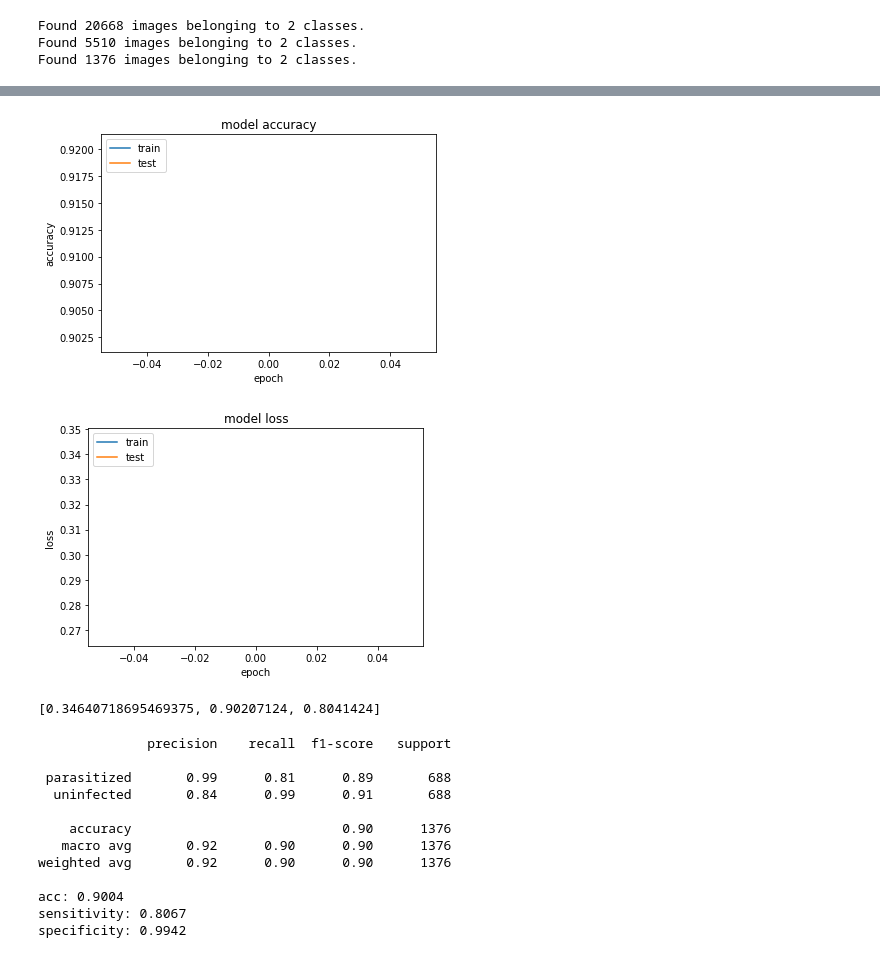
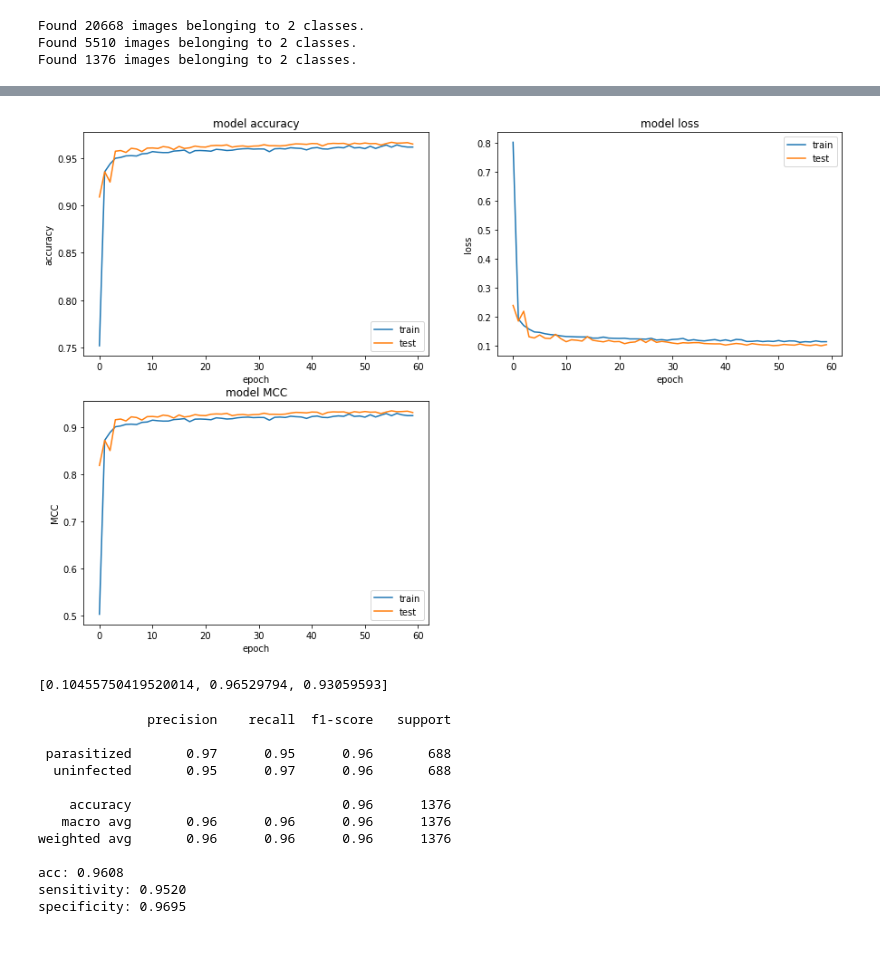
Before and after one commit to davamix/udacity-machine-learning-nanodegere, a Jupyter notebook: projects/capstone-project/src/models/malaria.ipynb, the cells around one changed output, grey strips where cells are left out. Saved outputs shown, nothing was run; the diff lists cells and outputs as text; code cells hidden in the pictures.

Commit message:
Progressive resizing and new architecutre - Implemented progressive resizing in its own notebook - New main architecture for the main model - Testing with three sizes, 65, 130 and 260

```diff
--- a/projects/capstone-project/src/models/malaria.ipynb
+++ b/projects/capstone-project/src/models/malaria.ipynb
@@ -18,5 +17,7 @@ from sklearn.metrics import confusion_matrix
 from metrics import MCC
 # %%
 # Model name used to save the weights in h5 format. The name match with the Jupyter notebook
+now = datetime.datetime.now()
 
-MODEL_NAME = 'malaria_model'
+MODEL_NAME = 'malaria_model_' + now.strftime('%Y%m%d%H%M')
+print(MODEL_NAME)
@@ -38,8 +41,8 @@ img_depth = 3
 
 classes = 2
 batch_size = 64
-num_epochs = 1
-loss = "binary_crossentropy"
+num_epochs = 60
+loss = "categorical_crossentropy"
 learning_rate = 1e-1
 decay = 1e-1
 momentum = 0.9
@@ -154,8 +157,9 @@ Non-trainable params: 1,600
 _________________________________________________________________
 # %%
 # Callbacks
-mc = ModelCheckpoint('best_' + model.name + '.h5', monitor='val_MCC', mode='max', verbose=1, save_best_only=True)
-es = EarlyStopping(monitor = 'val_loss', patience=5, verbose=1, mode='min')
+mc = ModelCheckpoint('best_' + MODEL_NAME + '.h5', monitor='val_MCC', mode='max', verbose=1, save_best_only=True)
+es = EarlyStopping(monitor = 'val_MCC', patience=10, verbose=1, mode='max')
+reduce_lr = ReduceLROnPlateu(patience=2)
 # %%
 # Compile the model
 opt = SGD(lr=learning_rate, momentum=momentum, decay=decay / num_epochs)
@@ -169,7 +173,8 @@ history = model.fit_generator(
     epochs = num_epochs,
     validation_data = validation_generator,
     validation_steps = validation_generator.n // validation_generator.batch_size,
-    use_multiprocessing = True,
+    use_multiprocessing = False,
+    workers=1,
     callbacks = [mc, es]
 )
 # %% [output]
@@ -180,30 +205,40 @@ Epoch 00001: val_MCC improved from -inf to 0.80414, saving model to best_sequent
 model.save_weights(MODEL_NAME + '.h5')
 # %%
 # Plot accuracy and loss values
-
+plt.figure(figsize=(15,10))
+plt.subplot(2,2,1)
 plt.plot(history.history['accuracy'])
 plt.plot(history.history['val_accuracy'])
 plt.title('model accuracy')
 plt.ylabel('accuracy')
 plt.xlabel('epoch')
-plt.legend(['train', 'test'], loc='upper left')
-plt.show()
+plt.legend(['train', 'test'], loc='lower right')
+#plt.show()
 # summarize history for loss
+plt.subplot(2,2,2)
 plt.plot(history.history['loss'])
 plt.plot(history.history['val_loss'])
 plt.title('model loss')
 plt.ylabel('loss')
 plt.xlabel('epoch')
-plt.legend(['train', 'test'], loc='upper left')
+plt.legend(['train', 'test'], loc='upper right')
+
+# Plot MCC values
+plt.subplot(2,2,3)
+plt.plot(history.history['MCC'])
+plt.plot(history.history['val_MCC'])
+plt.title('model MCC')
+plt.ylabel('MCC')
+plt.xlabel('epoch')
+plt.legend(['train', 'test'], loc='lower right')
 plt.show()
 # %% [output]
-[figure, old version]
+[figure, new version]
-[figure, removed]
 # %%
 # Evaluate the model
 model.evaluate_generator(validation_generator, steps = validation_generator.n // validation_generator.batch_size)
 # %% [output]
-[0.34640718695469375, 0.90207124, 0.8041424]
+[0.10455750419520014, 0.96529794, 0.93059593]
 # %%
 # Predictions
 
@@ -230,13 +265,13 @@ print("specificity: {:.4f}".format(specificity))
 # %% [output]
               precision    recall  f1-score   support
 
- parasitized       0.99      0.81      0.89       688
-  uninfected       0.84      0.99      0.91       688
+ parasitized       0.97      0.95      0.96       688
+  uninfected       0.95      0.97      0.96       688
 
-    accuracy                           0.90      1376
-   macro avg       0.92      0.90      0.90      1376
-weighted avg       0.92      0.90      0.90      1376
+    accuracy                           0.96      1376
+   macro avg       0.96      0.96      0.96      1376
+weighted avg       0.96      0.96      0.96      1376
 
-acc: 0.9004
-sensitivity: 0.8067
-specificity: 0.9942
+acc: 0.9608
+sensitivity: 0.9520
+specificity: 0.9695
```
Also changed, not shown: parts of 3 cells of this notebook, 3 other files.
